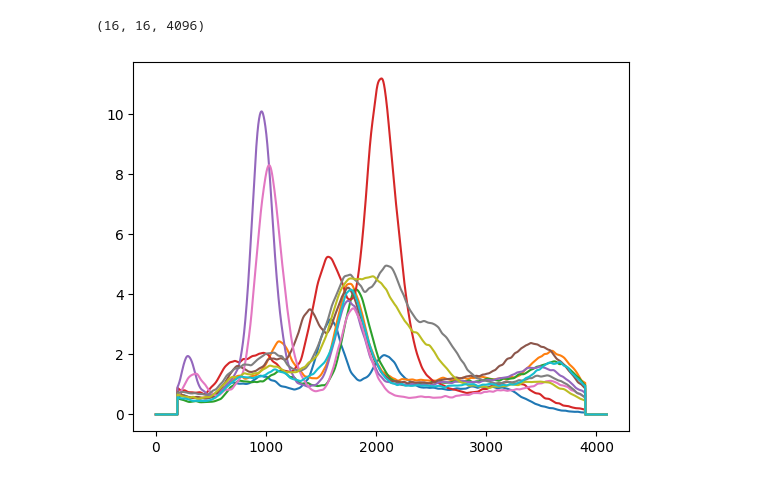
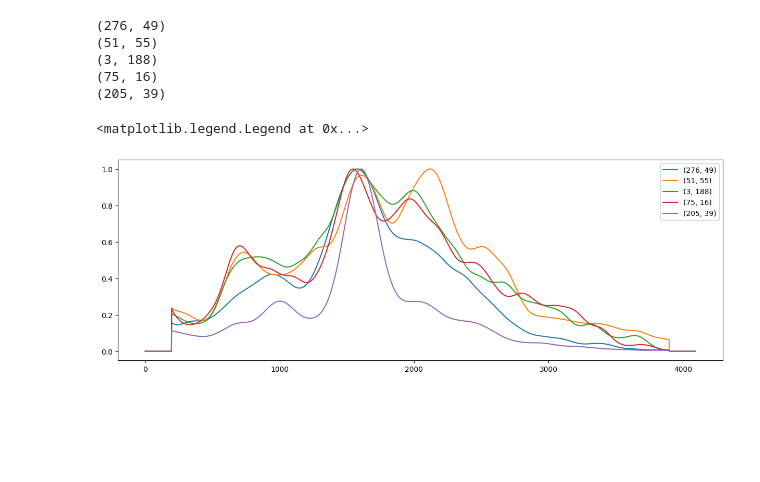
Before and after one commit to erzar0/masters-thesis, a Jupyter notebook: 5_object_preprocessing.ipynb, the cells around one changed output. Cells and saved outputs as stored; diff of their text form; code cells hidden in the pictures; blank space fills up the shorter version.

```diff
--- a/5_object_preprocessing.ipynb
+++ b/5_object_preprocessing.ipynb
@@ -3,12 +3,9 @@ from pathlib import Path
 import numpy as np
 
 def load_scanned_object(name):
+    E_shift = 2
     if name == "matka_boska":
-        e_xy = np.load(Path("data/objects/Matka_Boska/Matka_Boska_data_corr_total_Cu.npz"), allow_pickle=True)["E_xy"]
-        peaks = [720, 985, 1594, 2068]
-        peak_energies = [3.692, 5.088, 8.046, 10.551]
-    if name == "pigment_palette":
-        e_xy = np.load(Path("data/objects/pigment_palette/GEM_Cr_PBS1_PadsPalette_ArCO2_80_20_Gain_35_Thr_35_HV3490_Xray_50kV_1mA_Pinhol_2mm_sum_3-23_GainCorr_Fe.npz"), allow_pickle=True)["E_xy"]
+        e_xy = np.load(Path("data/objects/Matka_Boska/Matka_Boska_data_corr_total_Cu.npz"), allow_pickle=True)["E_xy"].astype(float) / (1 << E_shift)
         peaks = [720, 985, 1594, 2068]
         peak_energies = [3.692, 5.088, 8.046, 10.551]
     else:
@@ -16,7 +13,10 @@ def load_scanned_object(name):
 
     return e_xy, peaks, peak_energies
 
-def average_patches(e_xy, patch_size):
+
+def average_patches(e_xy, patch_size = 1):
+    if patch_size == 1:
+        return e_xy
     A = patch_size
     X, Y, C = e_xy.shape
 
@@ -31,14 +31,11 @@ def average_patches(e_xy, patch_size):
 
     return averaged  # shape will be (X//A, Y//A, C)
 # %%
-object_name = "pigment_palette"
-patch_size = 8
+object_name = "matka_boska"
+patch_size = 1
 
 e_xy, peaks, peak_energies = load_scanned_object(object_name)
 e_xy = average_patches(e_xy, patch_size)
-print(e_xy.shape)
-# %% [output]
-(16, 16, 4096)
 # %%
 from src.DataPreprocessor import DataPreprocessor
 import numpy as np
@@ -49,22 +46,35 @@ def apply_smoothing_and_padding(e_xy, padding_size=196, spatial_padding=False):
     if spatial_padding:
         result = gaussian(result, sigma=0.6)
     result = np.apply_along_axis(
-        gaussian, axis=2, arr=result, sigma=16, preserve_range=True
+        gaussian, axis=2, arr=result, sigma=64, preserve_range=True
     )
+
     result[:, :, :padding_size] = 0
     result[:, :, -padding_size:] = 0
 
+    max_norm_coeff = np.max(result, axis=2, keepdims=True)
+    result /= max_norm_coeff
+
     return result
 
-e_xy_smooth = apply_smoothing_and_padding(e_xy)
+e_xy_smooth = apply_smoothing_and_padding(e_xy, spatial_padding=True)
 # %%
 import matplotlib.pyplot as plt
 import random
-for i in range(10):
-    xy = random.randint(0, e_xy_smooth.shape[0]), random.randint(0, e_xy_smooth.shape[1])
-    plt.plot(e_xy_smooth[xy], label=xy)
+plt.figure(figsize=(15, 5))
+for i in range(5):
+    xy = random.randint(0, e_xy_smooth.shape[0]-1), random.randint(0, e_xy_smooth.shape[1]-1)
+    print(xy)
+    plt.plot(e_xy_smooth[xy], label=str(xy))
+plt.legend()
 # %% [output]
+(276, 49)
+(51, 55)
+(3, 188)
+(75, 16)
+(205, 39)
+<matplotlib.legend.Legend at 0x...>
-[figure, old version]
+[figure, new version]
 # %%
 energy_range, e_xy_processed = DataPreprocessor.processed_spectra(e_xy_smooth, peaks, peak_energies)
 H, W, C = e_xy_processed.shape
```
Also changed, not shown: parts of 7 cells of this notebook, 11 other files.
